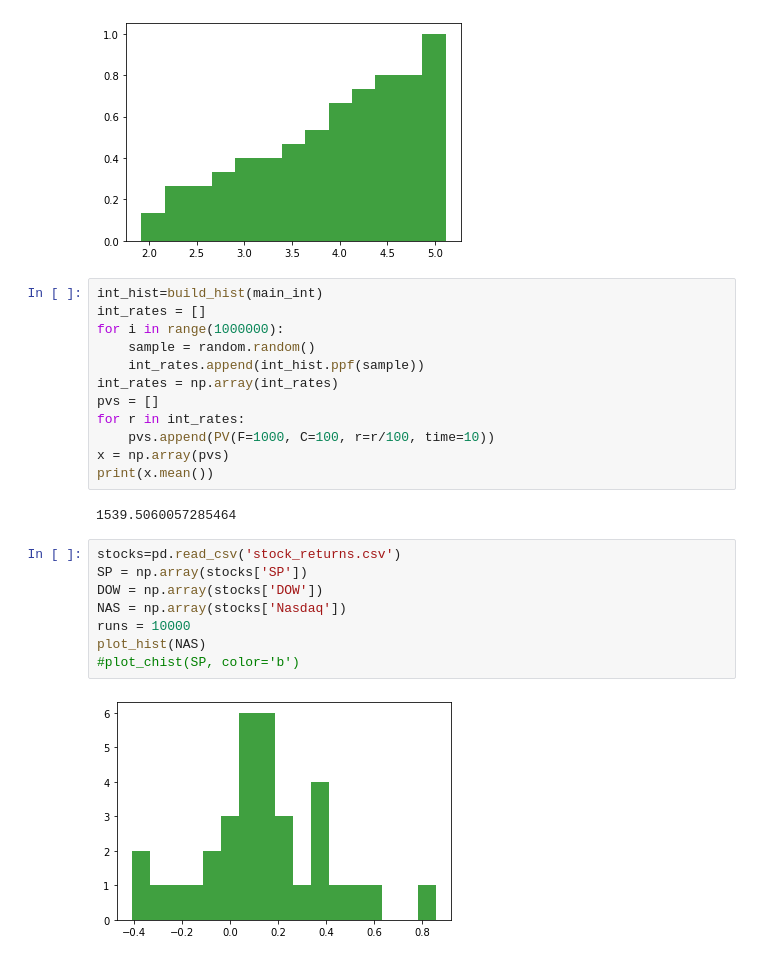
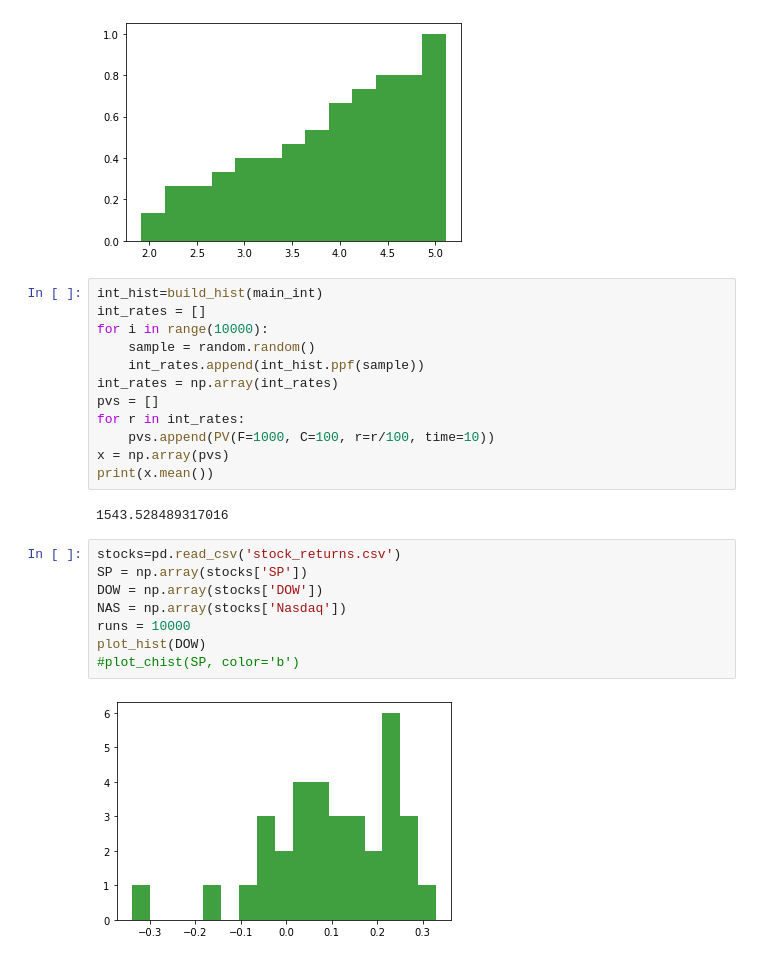
Before and after one commit to FlanFlanagan/misc_python, a Jupyter notebook: bond_example.ipynb, the cells around one changed output. Cells and saved outputs as stored; diff of their text form.

```diff
--- a/bond_example.ipynb
+++ b/bond_example.ipynb
@@ -108,7 +96,7 @@ plot_chist(main_int)
 # %%
 int_hist=build_hist(main_int)
 int_rates = []
-for i in range(1000000):
+for i in range(10000):
     sample = random.random()
     int_rates.append(int_hist.ppf(sample))
 int_rates = np.array(int_rates)
@@ -118,17 +106,17 @@ for r in int_rates:
 x = np.array(pvs)
 print(x.mean())
 # %% [output]
-1539.5060057285464
+1543.528489317016
 # %%
 stocks=pd.read_csv('stock_returns.csv')
 SP = np.array(stocks['SP'])
 DOW = np.array(stocks['DOW'])
 NAS = np.array(stocks['Nasdaq'])
 runs = 10000
-plot_hist(NAS)
+plot_hist(DOW)
 #plot_chist(SP, color='b')
 # %% [output]
-[figure, old version]
+[figure, new version]
 # %%
 SP_hist=build_hist(SP)
 sp_rates = np.zeros(runs)
```
Also changed, not shown: parts of 10 cells of this notebook, 8 other files.
